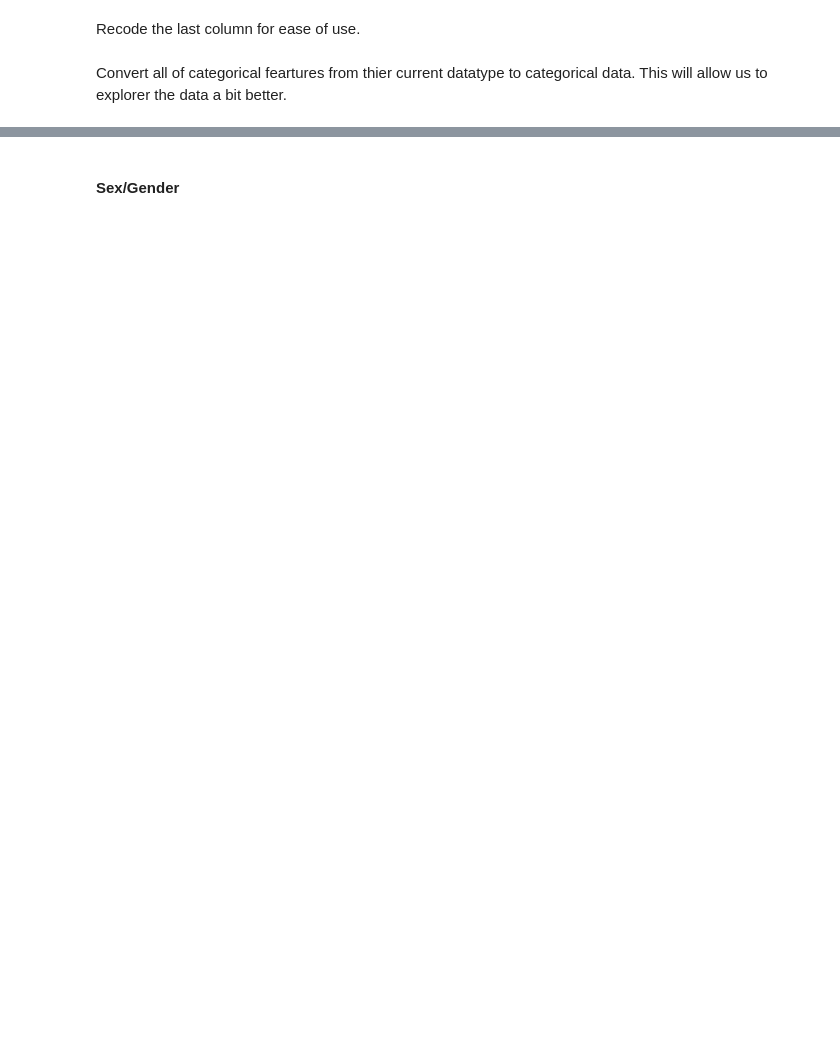
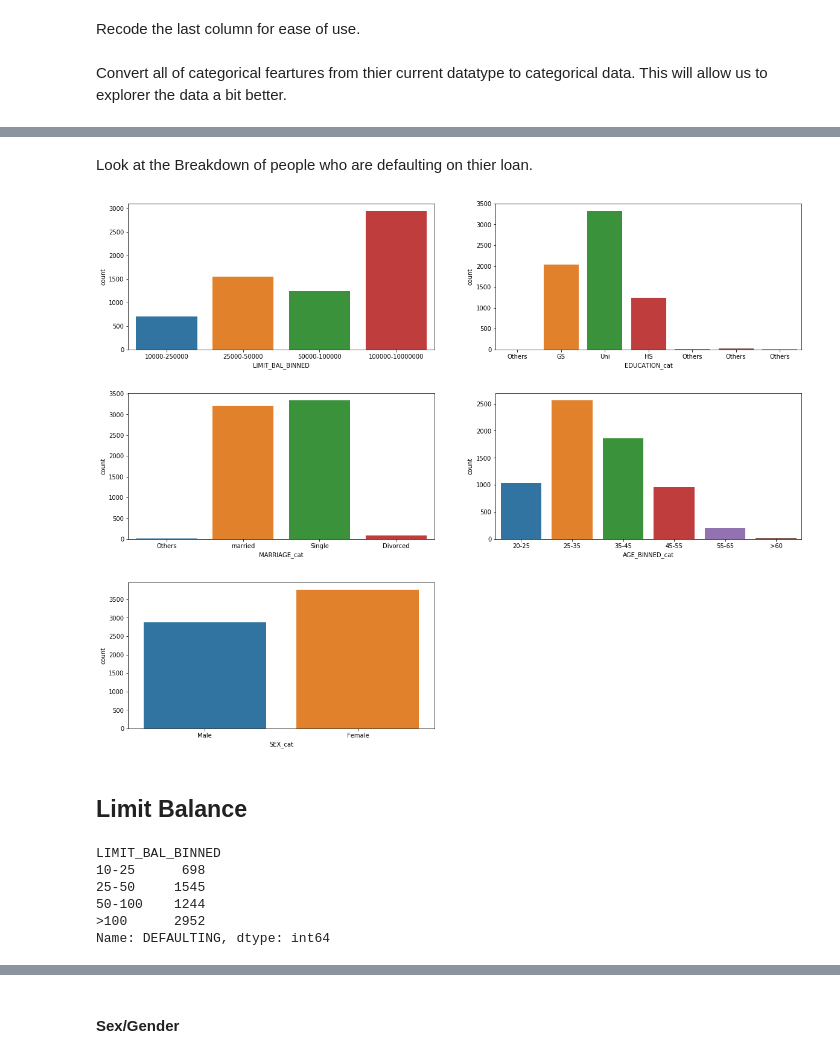
Before and after one commit to greatschism/C5T2, a Jupyter notebook: notebooks/Preprocessing/homework51t2.ipynb, the cells around one changed output, grey strips where cells are left out. Saved outputs shown, nothing was run; the diff lists cells and outputs as text; code cells hidden in the pictures; blank space fills up the shorter version.

```diff
--- a/notebooks/Preprocessing/homework51t2.ipynb
+++ b/notebooks/Preprocessing/homework51t2.ipynb
@@ -269,0 +355,41 @@ Index(['ID', 'LIMIT_BAL', 'SEX', 'EDUCATION', 'MARRIAGE', 'AGE', 'PAY_0',
+# %% [markdown]
+Look at the Breakdown of people who are defaulting on thier loan.
+# %%
+colsx = [ "LIMIT_BAL_BINNED", 'EDUCATION_cat','MARRIAGE_cat', 'AGE_BINNED_cat', 'SEX_cat']
+length = len(colsx)
+cs = ["r","b","g","k"]
+
+
+ax = plt.figure(figsize=(20,16))
+ax.set_facecolor("white")
+
+labels = [
+    ["10000-250000","25000-50000","50000-100000", "100000-10000000"],["Others", "GS", "Uni", "HS","Others","Others","Others" ],["Others", "married","Single", "Divorced"],["20-25","25-35","35-45","45-55","55-65",">60"], ["Male","Female"]
+]
+
+
+x = credit.loc[credit['DEFAULTING'] == 1]
+
+
+for i,j in itertools.zip_longest(colsx,range(length)):
+    plt.subplot(3,2,j+1)
+    pp = sns.countplot(x=i , data=x);
+    pp.set_xticklabels(labels[j])
+#     lgnd = pp.legend(['Defaulting'])
+#     plt.legend(loc="best")
+    plt.subplots_adjust(hspace = .3)
+plt.show()
+# %% [output]
+[figure, added]
+# %% [markdown]
+<a id="Balance"></a>
+## Limit Balance
+# %%
+credit.groupby(['LIMIT_BAL_BINNED'])["DEFAULTING"].sum()
+# %% [output]
+LIMIT_BAL_BINNED
+10-25      698
+25-50     1545
+50-100    1244
+>100      2952
+Name: DEFAULTING, dtype: int64
```
Also changed, not shown: parts of 55 cells of this notebook.
